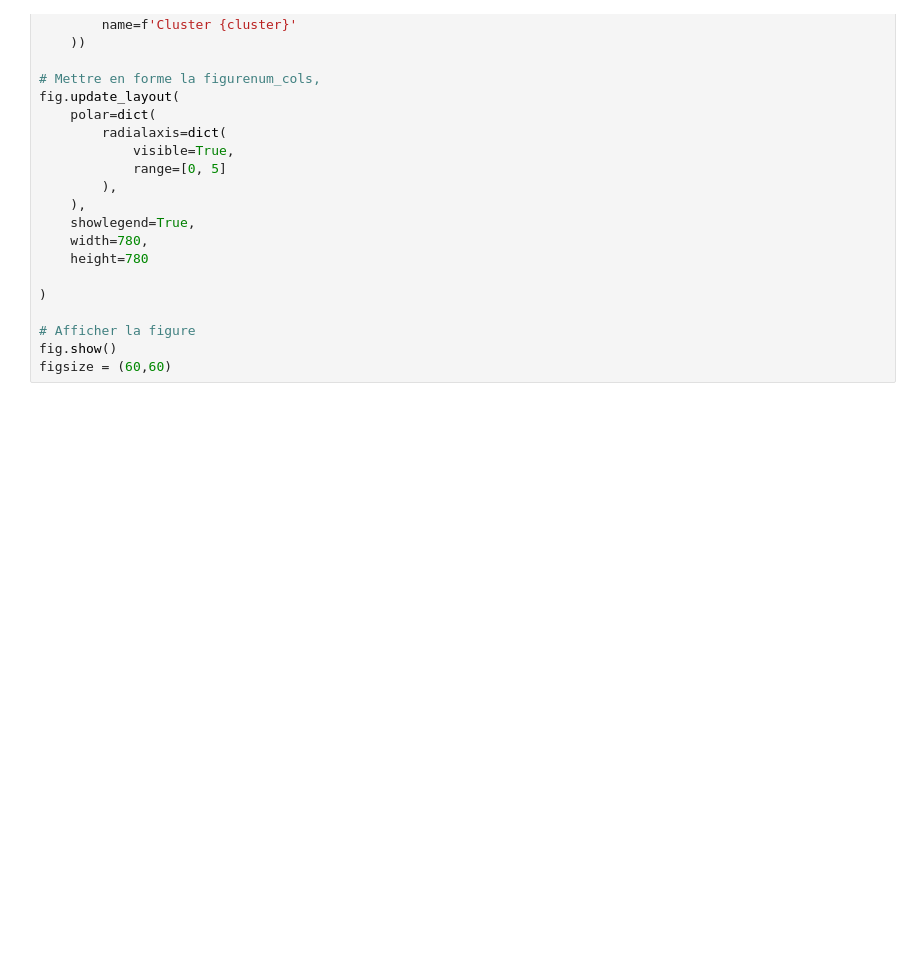
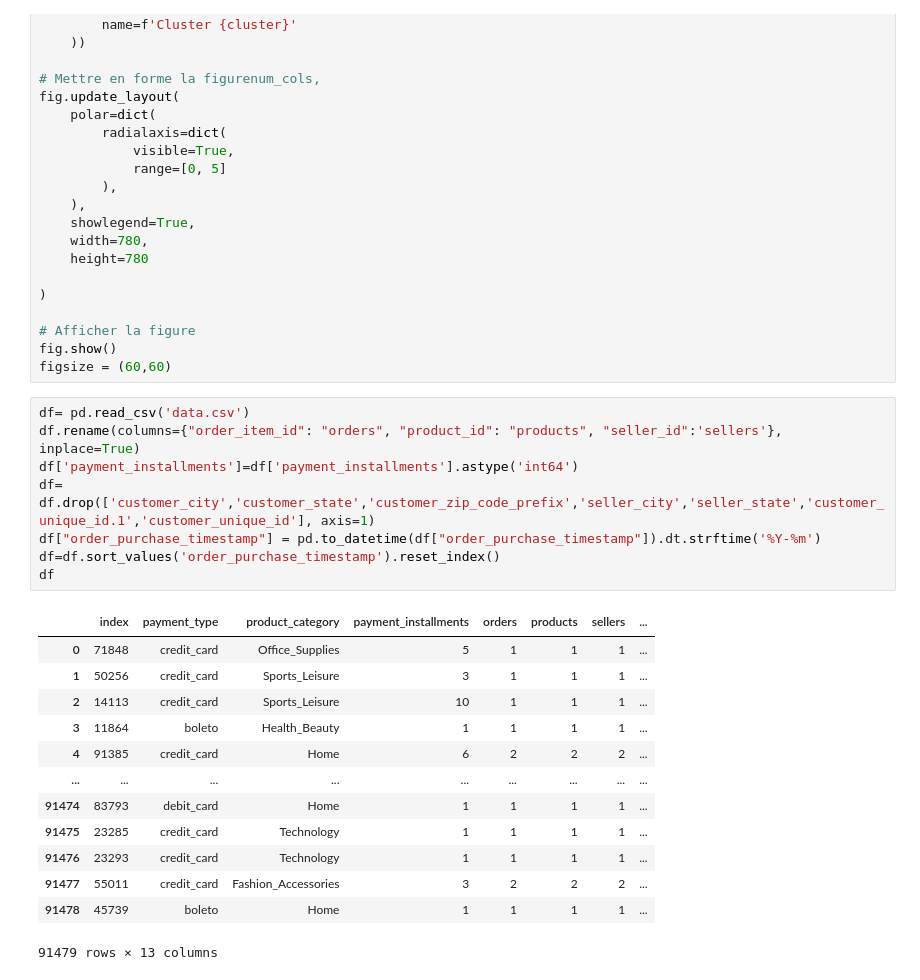
Before and after one commit to ZouhairHoussni/olist, a Jupyter notebook: modelisation.ipynb, the cells around one changed output. Drawn from its saved outputs; the diff is of its cells as text; blank space fills up the shorter version.

```diff
--- a/modelisation.ipynb
+++ b/modelisation.ipynb
@@ -322,3 +341,25 @@ fig.update_layout(
 # Afficher la figure
 fig.show()
 figsize = (60,60)
+# %%
+df= pd.read_csv('data.csv')
+df.rename(columns={"order_item_id": "orders", "product_id": "products", "seller_id":'sellers'}, inplace=True)
+df['payment_installments']=df['payment_installments'].astype('int64')
+df= df.drop(['customer_city','customer_state','customer_zip_code_prefix','seller_city','seller_state','customer_unique_id.1','customer_unique_id'], axis=1)
+df["order_purchase_timestamp"] = pd.to_datetime(df["order_purchase_timestamp"]).dt.strftime('%Y-%m')
+df=df.sort_values('order_purchase_timestamp').reset_index()
+df
+# %% [output]
+|  | index | payment_type | product_category | payment_installments | orders | products | sellers | ... |
+| 0 | 71848 | credit_card | Office_Supplies | 5 | 1 | 1 | 1 | ... |
+| 1 | 50256 | credit_card | Sports_Leisure | 3 | 1 | 1 | 1 | ... |
+| 2 | 14113 | credit_card | Sports_Leisure | 10 | 1 | 1 | 1 | ... |
+| 3 | 11864 | boleto | Health_Beauty | 1 | 1 | 1 | 1 | ... |
+| 4 | 91385 | credit_card | Home | 6 | 2 | 2 | 2 | ... |
+| ... | ... | ... | ... | ... | ... | ... | ... | ... |
+| 91474 | 83793 | debit_card | Home | 1 | 1 | 1 | 1 | ... |
+| 91475 | 23285 | credit_card | Technology | 1 | 1 | 1 | 1 | ... |
+| 91476 | 23293 | credit_card | Technology | 1 | 1 | 1 | 1 | ... |
+| 91477 | 55011 | credit_card | Fashion_Accessories | 3 | 2 | 2 | 2 | ... |
+| 91478 | 45739 | boleto | Home | 1 | 1 | 1 | 1 | ... |
+91479 rows × 13 columns
```
Also changed, not shown: parts of 18 cells of this notebook, 1 other file.
